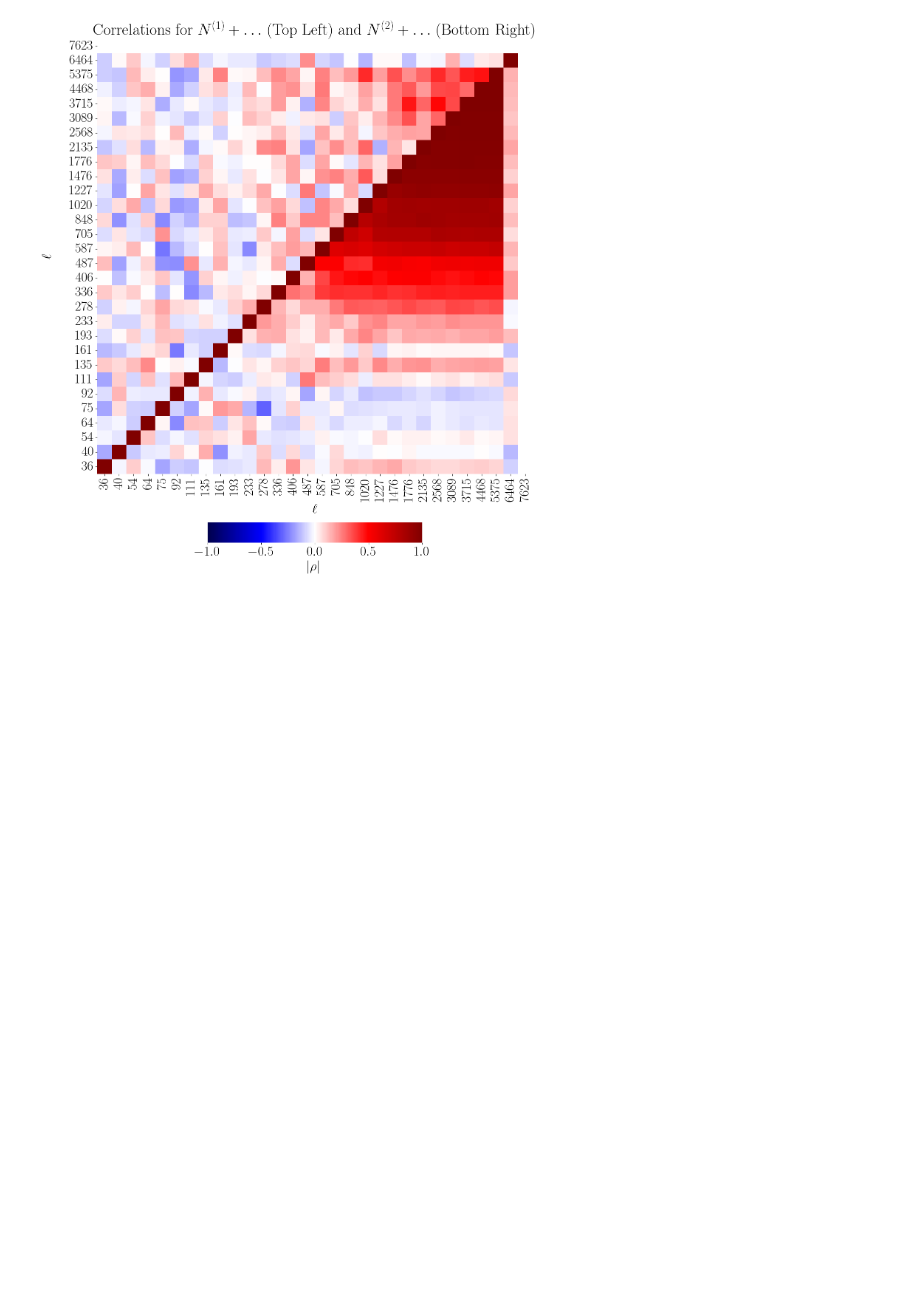
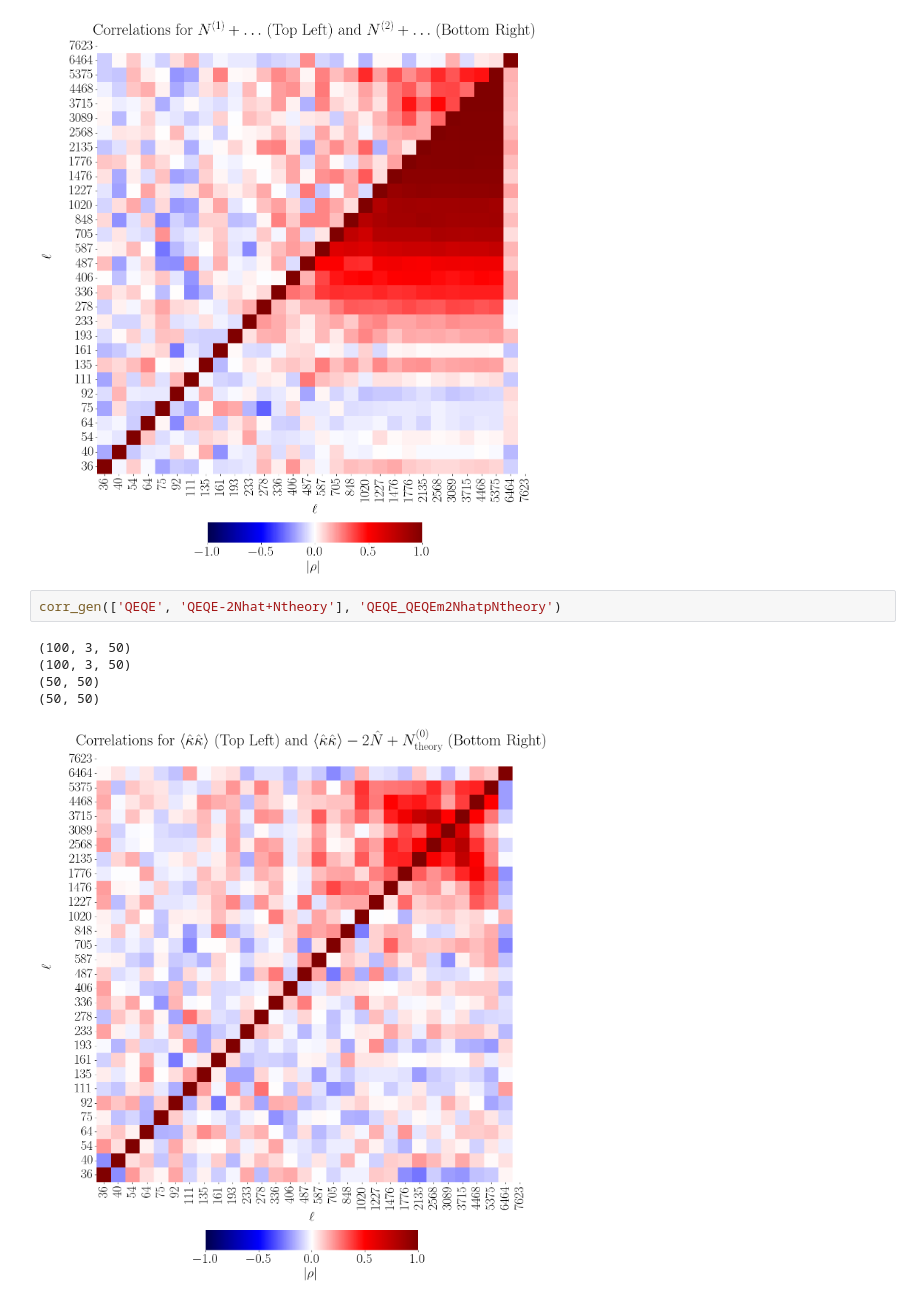
Before and after one commit to DelonShen/LensQuEst, a Jupyter notebook: dev/gen_estimators_unmasked_Clulensed_weights.ipynb, the cells around one changed output. Saved outputs shown, nothing was run; the diff lists cells and outputs as text; blank space fills up the shorter version.

```diff
--- a/dev/gen_estimators_unmasked_Clulensed_weights.ipynb
+++ b/dev/gen_estimators_unmasked_Clulensed_weights.ipynb
@@ -957,3 +988,11 @@ corr_gen(['N1+', 'N2+'], 'N1p_N2p')
 (50, 50)
 (50, 50)
 [figure]
+# %%
+corr_gen(['QEQE', 'QEQE-2Nhat+Ntheory'], 'QEQE_QEQEm2NhatpNtheory')
+# %% [output]
+(100, 3, 50)
+(100, 3, 50)
+(50, 50)
+(50, 50)
+[figure, added]
```
Also changed, not shown: parts of 7 cells of this notebook, 13 other files.
